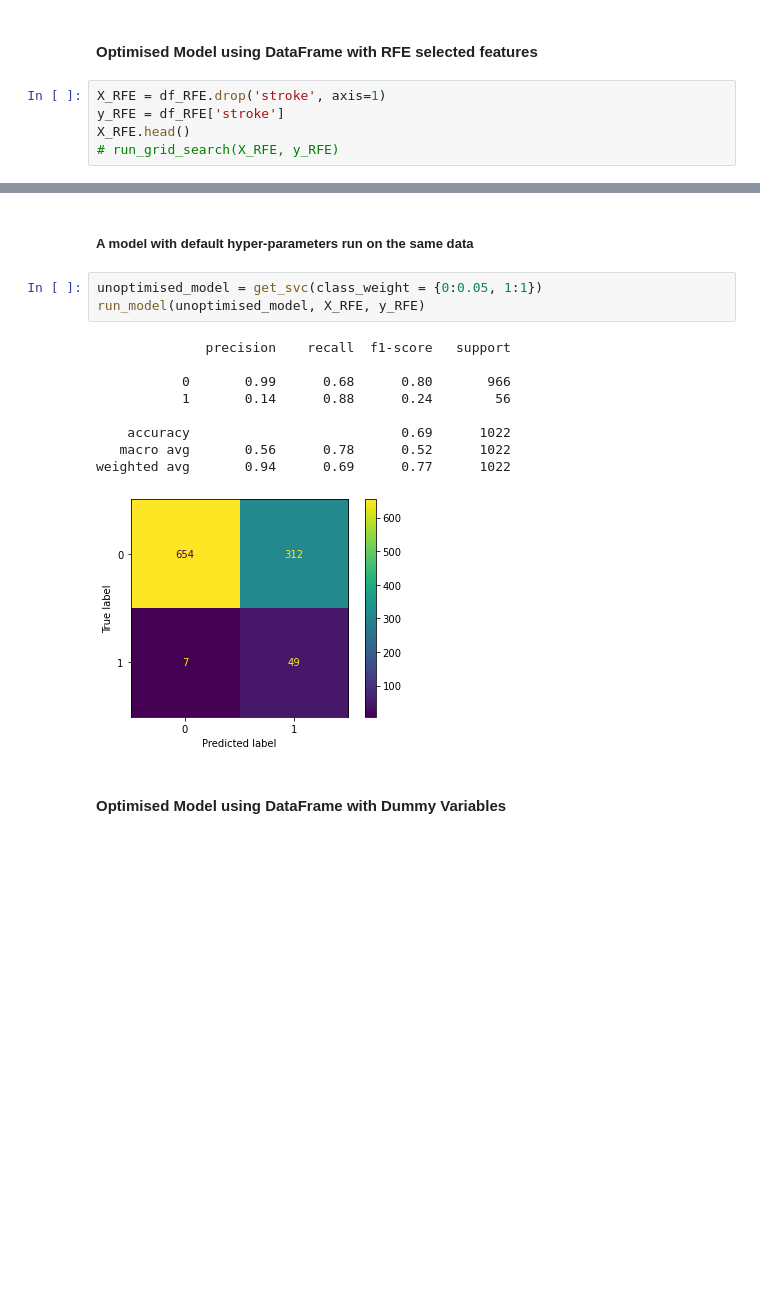
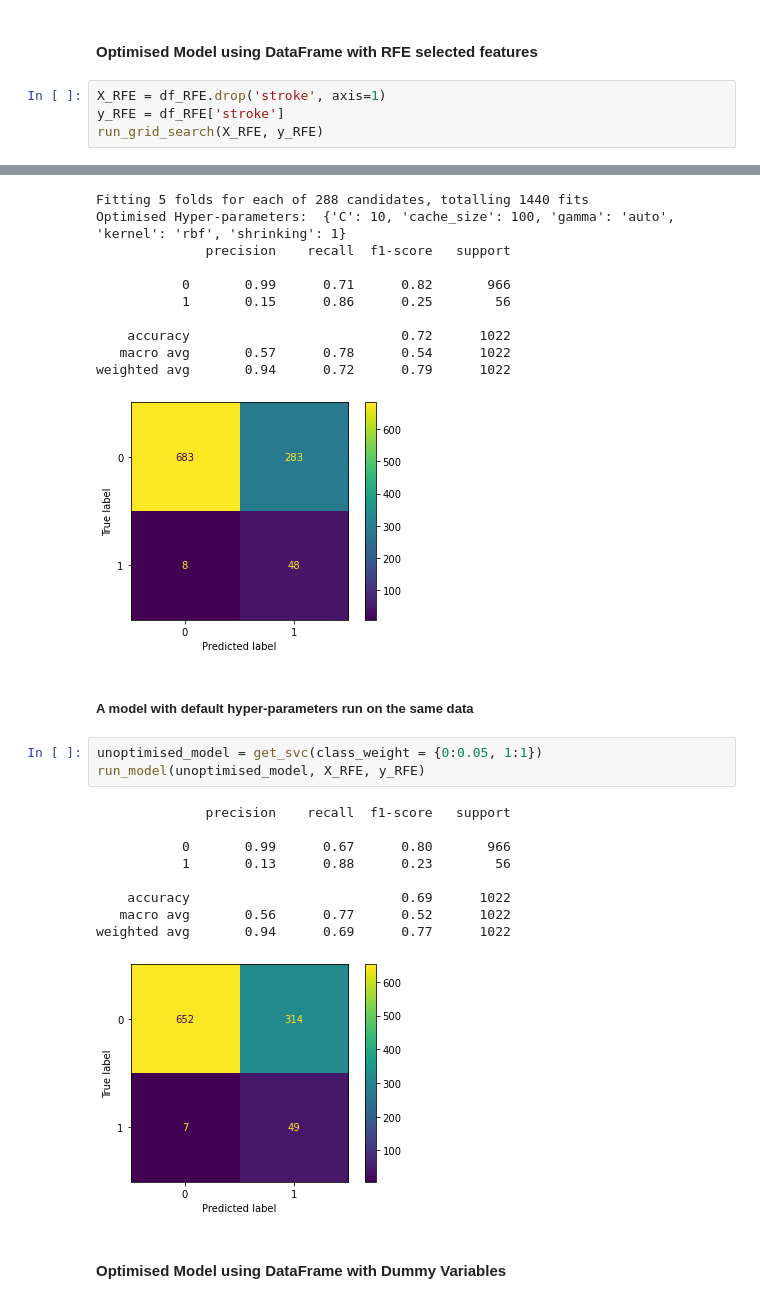
Before and after one commit to AaronNorwood/SIT307GroupAssignment2, a Jupyter notebook: Linden_SVM.ipynb, the cells around one changed output, grey strips where cells are left out. Cells and saved outputs as stored; diff of their text form; blank space fills up the shorter version.

```diff
--- a/Linden_SVM.ipynb
+++ b/Linden_SVM.ipynb
@@ -254,6 +254,5 @@ def run_grid_search(X, y):
 # %%
 X_RFE = df_RFE.drop('stroke', axis=1)
 y_RFE = df_RFE['stroke']
-X_RFE.head()
-# run_grid_search(X_RFE, y_RFE)
+run_grid_search(X_RFE, y_RFE)
 # %% [output]
@@ -266,3 +259,14 @@ X_RFE.head()
+Fitting 5 folds for each of 288 candidates, totalling 1440 fits
+Optimised Hyper-parameters:  {'C': 10, 'cache_size': 100, 'gamma': 'auto', 'kernel': 'rbf', 'shrinking': 1}
+              precision    recall  f1-score   support
+
+           0       0.99      0.71      0.82       966
+           1       0.15      0.86      0.25        56
+
+    accuracy                           0.72      1022
+   macro avg       0.57      0.78      0.54      1022
+weighted avg       0.94      0.72      0.79      1022
+[figure, added]
 # %% [markdown]
 <h5>A model with default hyper-parameters run on the same data
 # %%
@@ -271,11 +275,11 @@ run_model(unoptimised_model, X_RFE, y_RFE)
 # %% [output]
               precision    recall  f1-score   support
 
-           0       0.99      0.68      0.80       966
-           1       0.14      0.88      0.24        56
+           0       0.99      0.67      0.80       966
+           1       0.13      0.88      0.23        56
 
     accuracy                           0.69      1022
-   macro avg       0.56      0.78      0.52      1022
+   macro avg       0.56      0.77      0.52      1022
 weighted avg       0.94      0.69      0.77      1022
 [figure]
 # %% [markdown]
```
Also changed, not shown: parts of 4 cells of this notebook.
